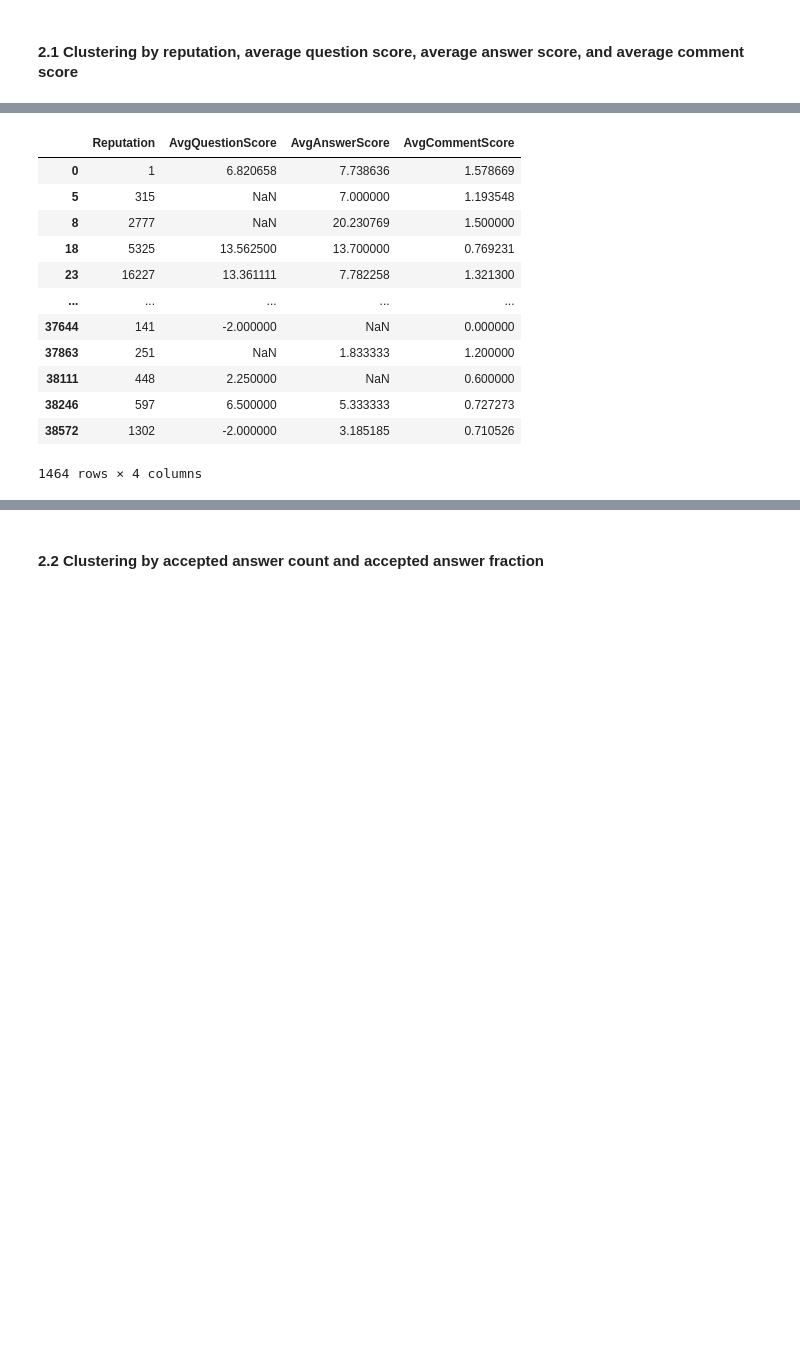
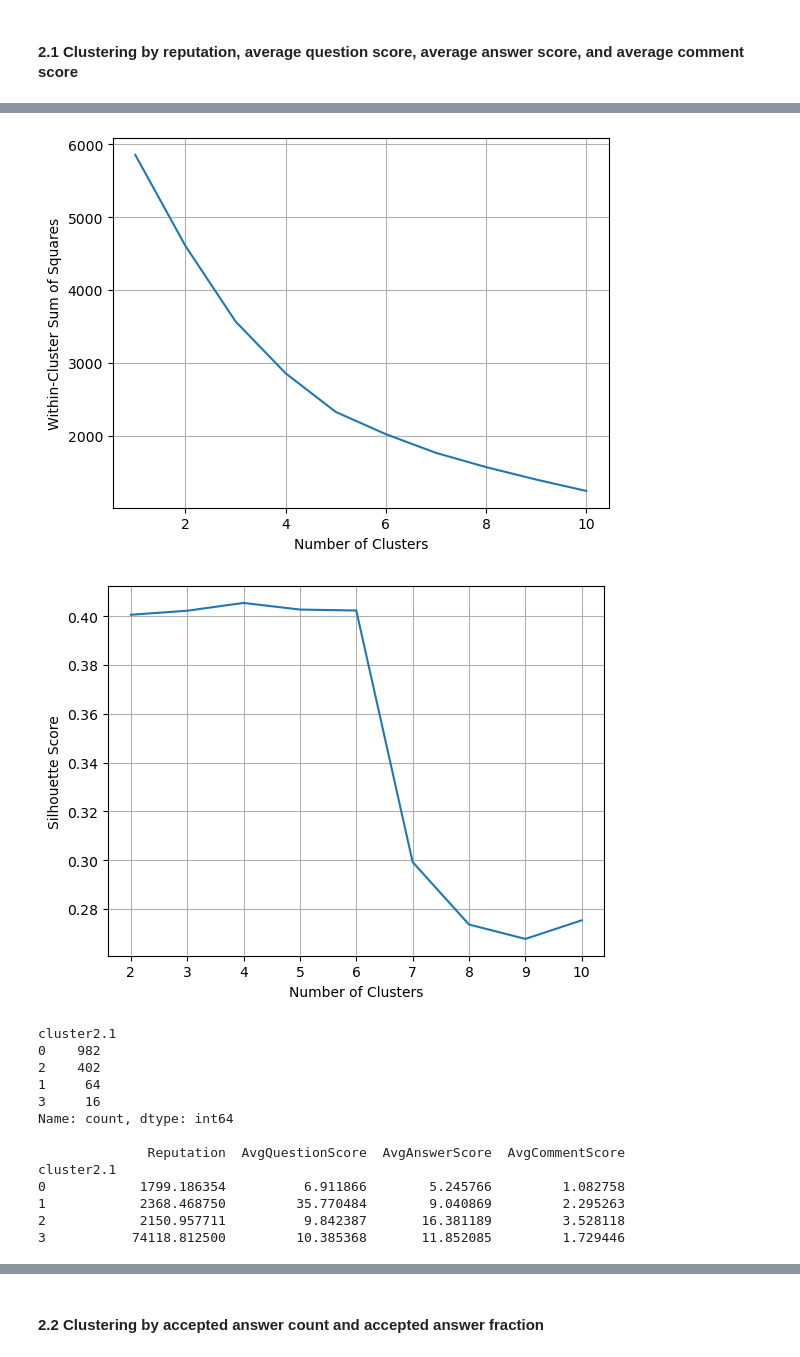
Before and after one commit to pierrehogenhaug/stackexchange_politics, a Jupyter notebook: clustering.ipynb, the cells around one changed output, grey strips where cells are left out. Drawn from its saved outputs; the diff is of its cells as text; code cells hidden in the pictures; blank space fills up the shorter version.

```diff
--- a/clustering.ipynb
+++ b/clustering.ipynb
@@ -95,5 +122,0 @@ plt.show()
-# %%
-kmeans = KMeans(n_clusters=2, init='k-means++', random_state=42)
-kmeans.fit(clustering_features)
-
-users_with_attributes['Cluster1.1'] = kmeans.labels_
@@ -141,19 +137,21 @@ Index(['Id', 'Reputation', 'CreationDate', 'LastAccessDate', 'Views',
       dtype='object')
 # %%
-clustering_features = users_with_attributes[['Reputation', 'AvgQuestionScore', 'AvgAnswerScore', 'AvgCommentScore']]
+clustering_features = ['Reputation', 'AvgQuestionScore', 'AvgAnswerScore', 'AvgCommentScore']
 
-clustering_features
+custom_cluster(users_with_attributes, clustering_features, 4, 'cluster2.1')
 # %% [output]
-|  | Reputation | AvgQuestionScore | AvgAnswerScore | AvgCommentScore |
-| 0 | 1 | 6.820658 | 7.738636 | 1.578669 |
-| 5 | 315 | NaN | 7.000000 | 1.193548 |
-| 8 | 2777 | NaN | 20.230769 | 1.500000 |
-| 18 | 5325 | 13.562500 | 13.700000 | 0.769231 |
-| 23 | 16227 | 13.361111 | 7.782258 | 1.321300 |
-| ... | ... | ... | ... | ... |
-| 37644 | 141 | -2.000000 | NaN | 0.000000 |
-| 37863 | 251 | NaN | 1.833333 | 1.200000 |
-| 38111 | 448 | 2.250000 | NaN | 0.600000 |
-| 38246 | 597 | 6.500000 | 5.333333 | 0.727273 |
-| 38572 | 1302 | -2.000000 | 3.185185 | 0.710526 |
+[figure, added]
+[figure, added]
-1464 rows × 4 columns
+cluster2.1
+0    982
+2    402
+1     64
+3     16
+Name: count, dtype: int64
+
+              Reputation  AvgQuestionScore  AvgAnswerScore  AvgCommentScore
+cluster2.1
+0            1799.186354          6.911866        5.245766         1.082758
+1            2368.468750         35.770484        9.040869         2.295263
+2            2150.957711          9.842387       16.381189         3.528118
+3           74118.812500         10.385368       11.852085         1.729446
```
Also changed, not shown: parts of 47 cells of this notebook, 2 other files.
